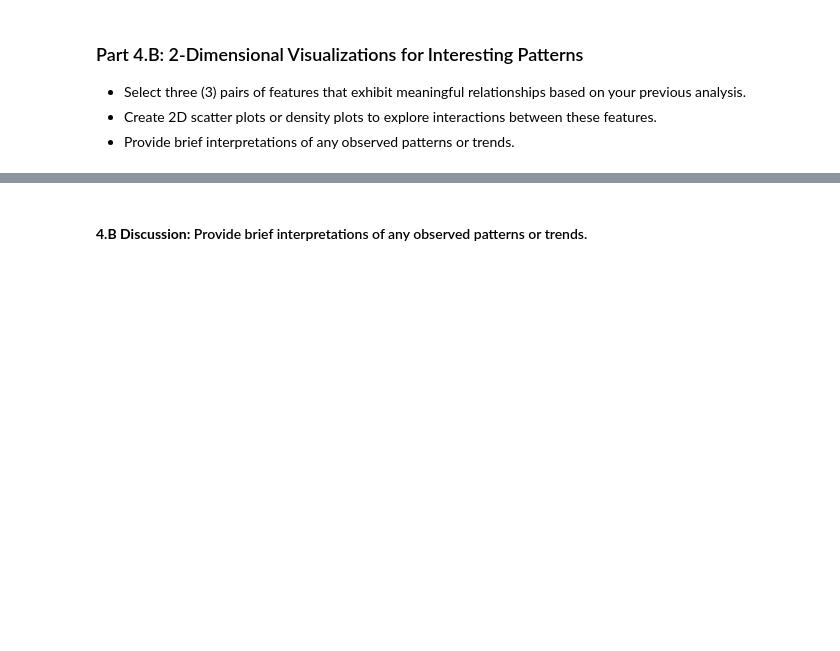
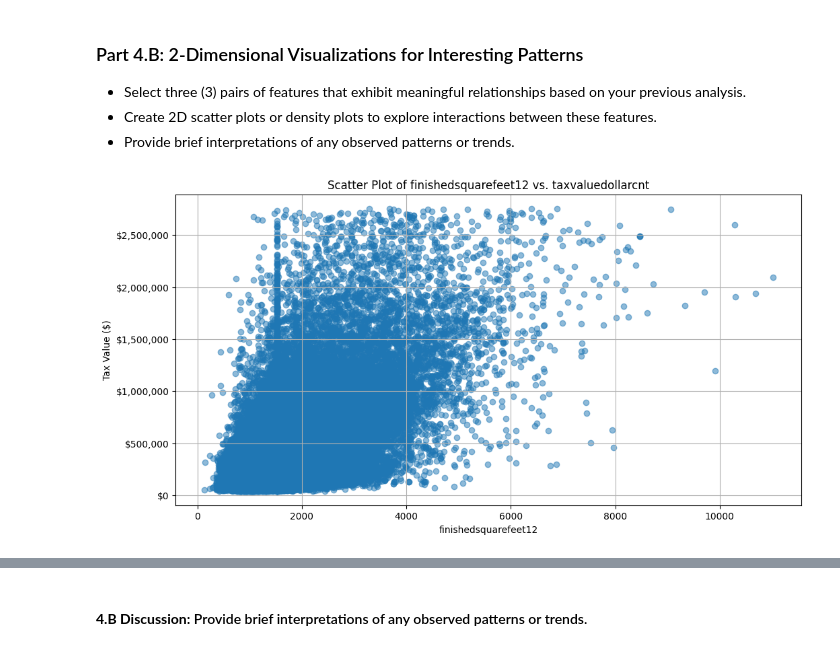
Before and after one commit to DaveD-BU/DS_603_Team_17, a Jupyter notebook: Milestone_01.ipynb, the cells around one changed output, grey strips where cells are left out. Saved outputs shown, nothing was run; the diff lists cells and outputs as text; code cells hidden in the pictures; blank space fills up the shorter version.

```diff
--- a/Milestone_01.ipynb
+++ b/Milestone_01.ipynb
@@ -503,3 +644,15 @@ Pay particular attention to especially interesting and/or strongly correlated fe
    - Select three (3) pairs of features that exhibit meaningful relationships based on your previous analysis.
    - Create 2D scatter plots or density plots to explore interactions between these features.
    - Provide brief interpretations of any observed patterns or trends.
+# %%
+#Create 2D scatter plots or density plots to explore interactions between these features finishedsquarefeet12 x taxvaluedollarcnt
+plt.figure(figsize=(12, 6))
+plt.scatter(df_4['finishedsquarefeet12'], df_4['taxvaluedollarcnt'], alpha=0.5)
+plt.title('Scatter Plot of finishedsquarefeet12 vs. taxvaluedollarcnt')
+plt.xlabel('finishedsquarefeet12')
+plt.ylabel('Tax Value ($)')
+plt.gca().yaxis.set_major_formatter(mticker.FuncFormatter(dollar_format))
+plt.grid()
+plt.show()
+# %% [output]
+[figure, added]
```
Also changed, not shown: parts of 20 cells of this notebook, 3 other files.
